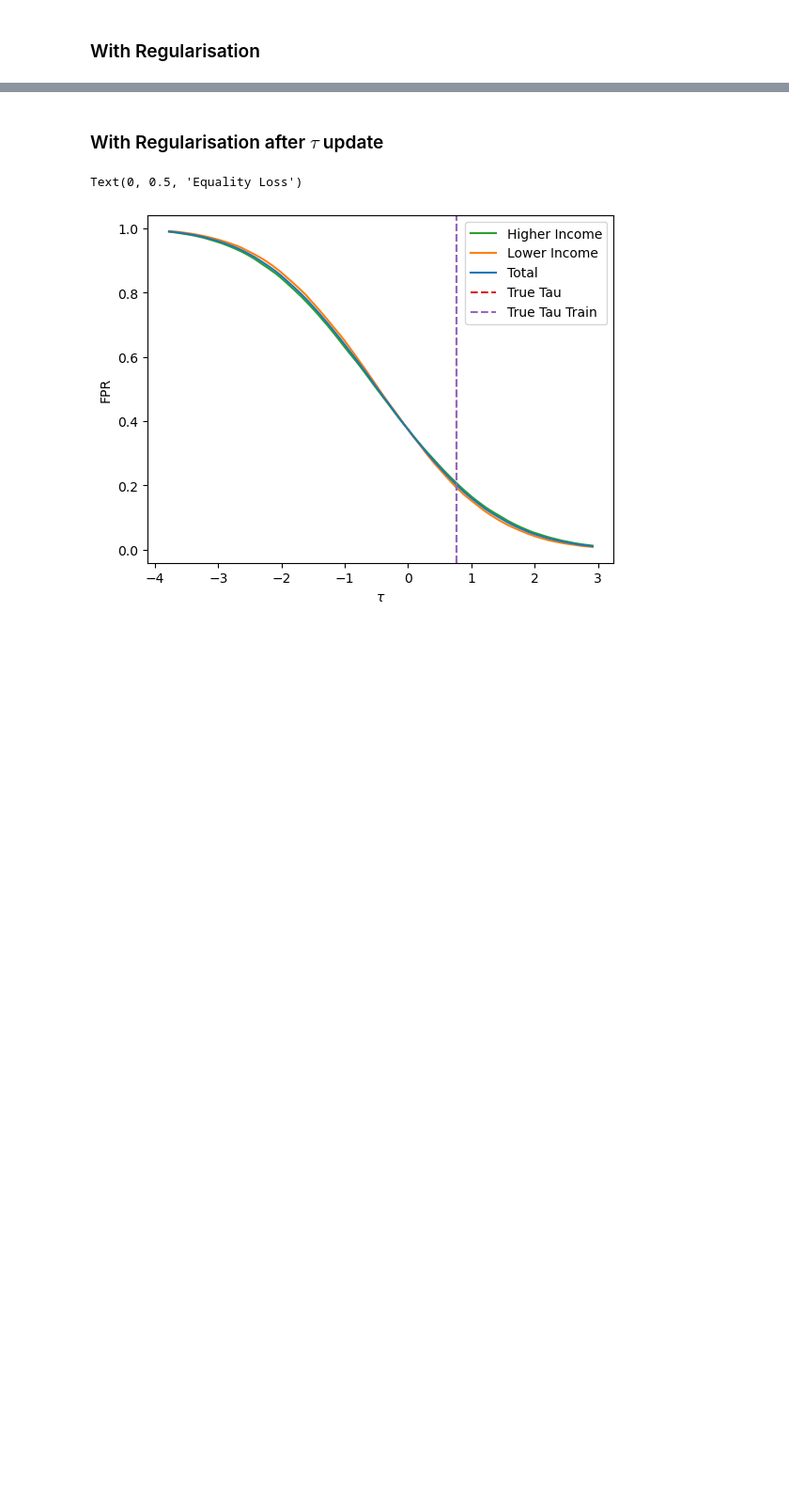
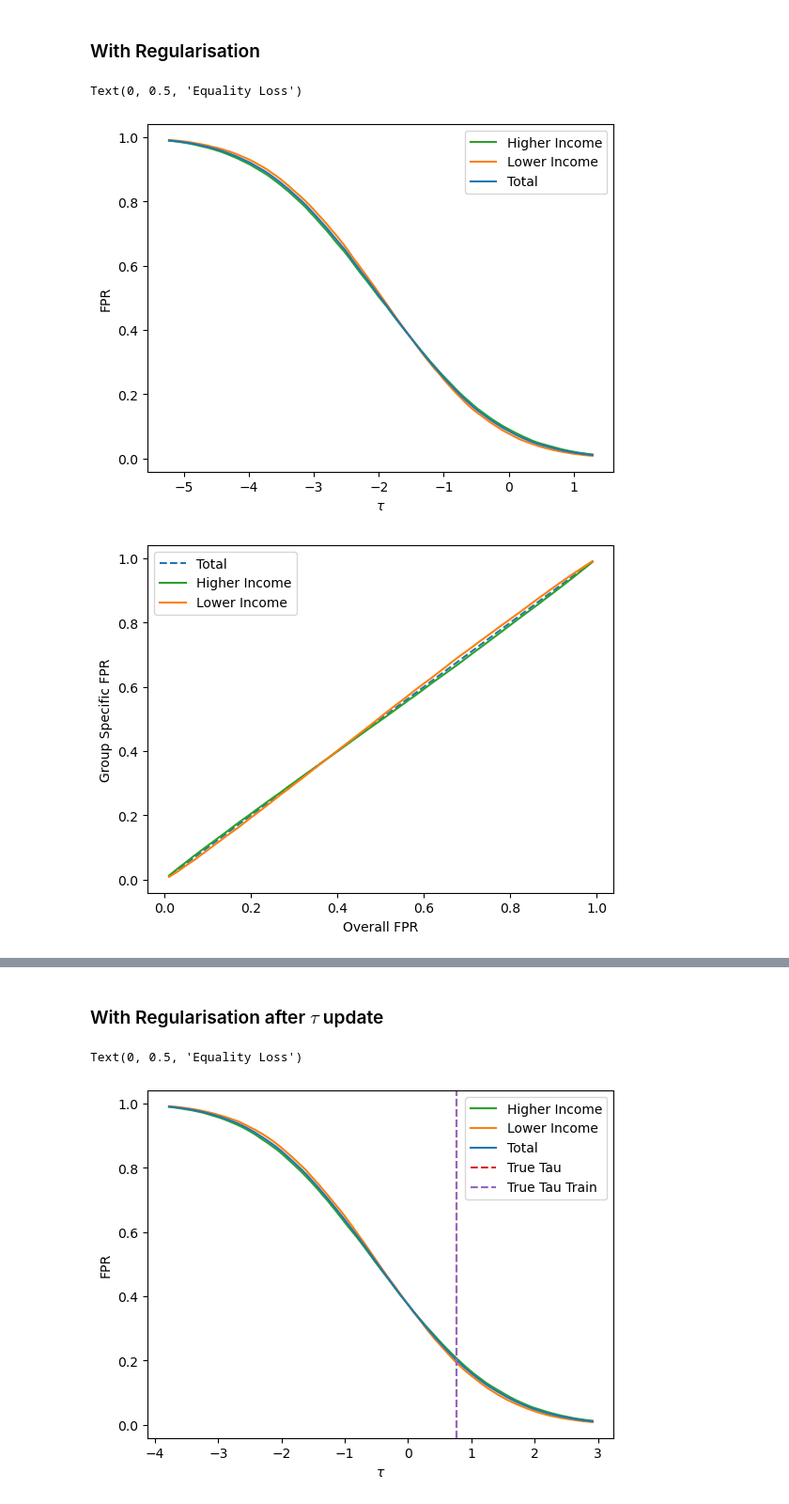
Before and after one commit to joshgivens/ClassificationwithAltLoss, a Jupyter notebook: fairness_constraints/Regularisation/equal_odds.ipynb, the cells around one changed output, grey strips where cells are left out. Shown at 94% size. Drawn from its saved outputs; the diff is of its cells as text; code cells hidden in the pictures; blank space fills up the shorter version.

```diff
--- a/fairness_constraints/Regularisation/equal_odds.ipynb
+++ b/fairness_constraints/Regularisation/equal_odds.ipynb
@@ -1986,0 +2012,35 @@ with torch.no_grad():
+# %%
+key = "reg"
+fig, ax = plt.subplots()
+ax.plot(test_taus[key], fprs_group1[key], label='Higher Income', color="C2")
+ax.plot(test_taus[key], fprs_group0[key], label='Lower Income', color="C1")
+ax.plot(test_taus[key], fprs[key], label='Total', color="C0")
+ax.legend()
+ax.set_xlabel(r"$\tau$")
+ax.set_ylabel('FPR')
+
+fig, ax = plt.subplots()
+ax.plot(fprs[key], fprs[key], label='Total', color="C0", linestyle="--")
+ax.plot(fprs[key], fprs_group1[key], label='Higher Income', color="C2")
+ax.plot(fprs[key], fprs_group0[key], label='Lower Income', color="C1")
+ax.legend()
+ax.set_xlabel("Overall FPR")
+ax.set_ylabel("Group Specific FPR")
+
+fig, ax = plt.subplots()
+ax.plot(test_taus[key], equal_losses[key])
+# Horizontsal black dashed line at 0
+ax.axhline(0, color='black', linestyle='--')
+ax.set_xlabel(r"$\tau$")
+ax.set_ylabel('Equality Loss')
+
+fig, ax = plt.subplots()
+ax.plot(fprs[key], equal_losses[key])
+# Horizontal black dashed line at 0
+ax.axhline(0, color='black', linestyle='--')
+ax.set_xlabel('FPR')
+ax.set_ylabel('Equality Loss')
+# %% [output]
+Text(0, 0.5, 'Equality Loss')
+[figure, added]
+[figure, added]
```
Also changed, not shown: parts of 15 cells of this notebook, 1 other file.
